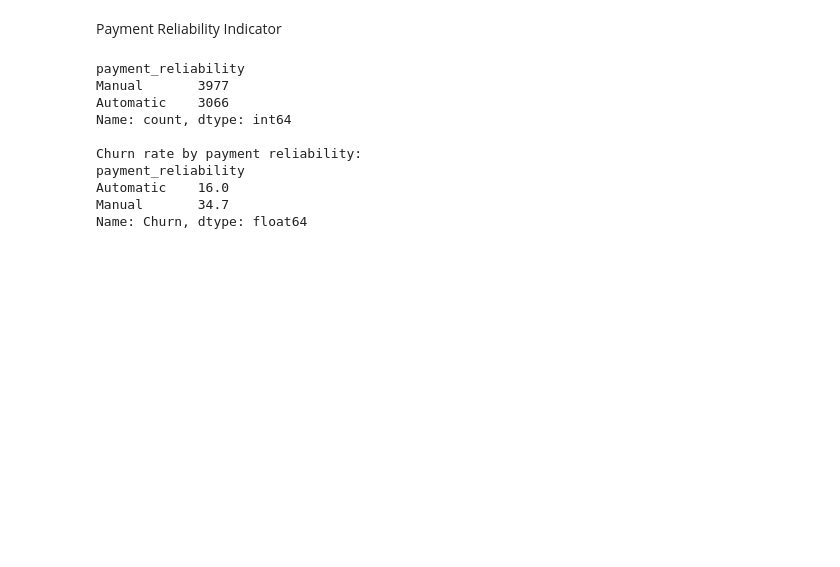
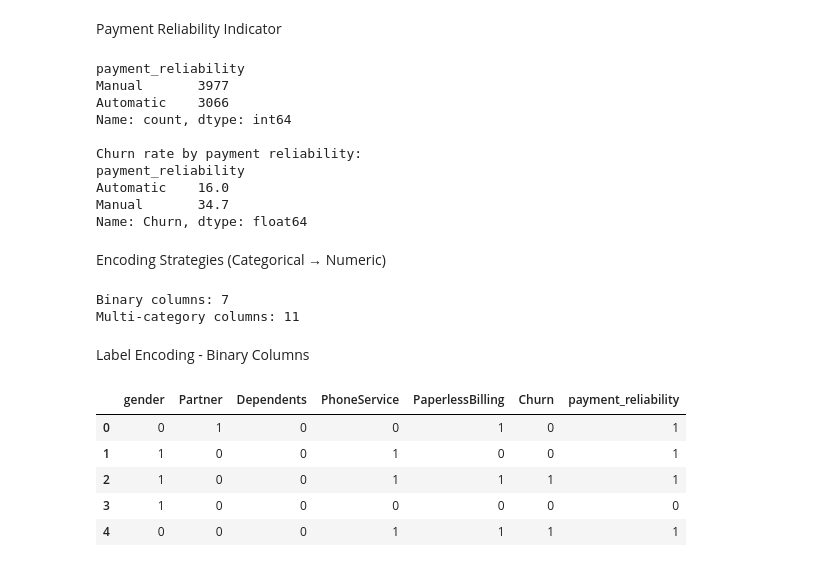
Before and after one commit to kasunwathsala/telco-customer-churn-analysis, a Jupyter notebook: notebooks/01_eda.ipynb, the cells around one changed output. Saved outputs shown, nothing was run; the diff lists cells and outputs as text; code cells hidden in the pictures; blank space fills up the shorter version.

```diff
--- a/notebooks/01_eda.ipynb
+++ b/notebooks/01_eda.ipynb
@@ -554,3 +554,42 @@ payment_reliability
 Automatic    16.0
 Manual       34.7
 Name: Churn, dtype: float64
+# %% [markdown]
+Encoding Strategies (Categorical → Numeric)
+# %%
+# Binary columns (Yes/No, or 2 categories) → Label Encoding
+binary_columns = ['gender', 'Partner', 'Dependents', 'PhoneService',
+                   'PaperlessBilling', 'Churn', 'payment_reliability']
+
+# Multi-category columns (no order) → One-Hot Encoding
+multi_category_columns = ['MultipleLines', 'InternetService', 'OnlineSecurity',
+                           'OnlineBackup', 'DeviceProtection', 'TechSupport',
+                           'StreamingTV', 'StreamingMovies', 'Contract',
+                           'PaymentMethod', 'tenure_category']
+
+print("Binary columns:", len(binary_columns))
+print("Multi-category columns:", len(multi_category_columns))
+# %% [output]
+Binary columns: 7
+Multi-category columns: 11
+# %% [markdown]
+Label Encoding - Binary Columns
+# %%
+from sklearn.preprocessing import LabelEncoder
+
+# Apply Label Encoding to binary columns
+le = LabelEncoder()
+df_encoded = df.copy()
+
+for col in binary_columns:
+    df_encoded[col] = le.fit_transform(df_encoded[col])
+
+# Check result
+df_encoded[binary_columns].head()
+# %% [output]
+|  | gender | Partner | Dependents | PhoneService | PaperlessBilling | Churn | payment_reliability |
+| 0 | 0 | 1 | 0 | 0 | 1 | 0 | 1 |
+| 1 | 1 | 0 | 0 | 1 | 0 | 0 | 1 |
+| 2 | 1 | 0 | 0 | 1 | 1 | 1 | 1 |
+| 3 | 1 | 0 | 0 | 0 | 0 | 0 | 0 |
+| 4 | 0 | 0 | 0 | 1 | 1 | 1 | 1 |
```
Also changed, not shown: parts of 2 cells of this notebook.
